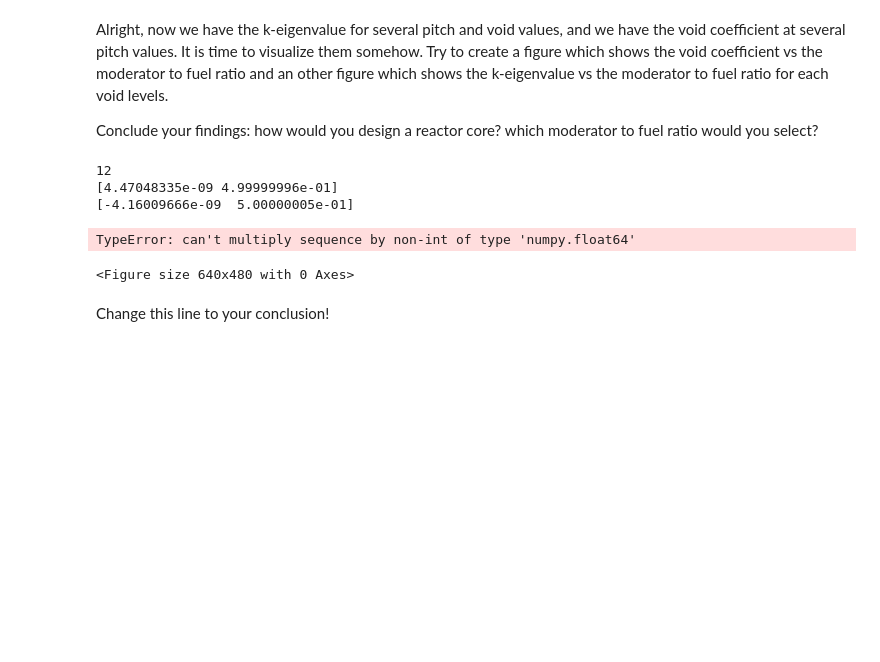
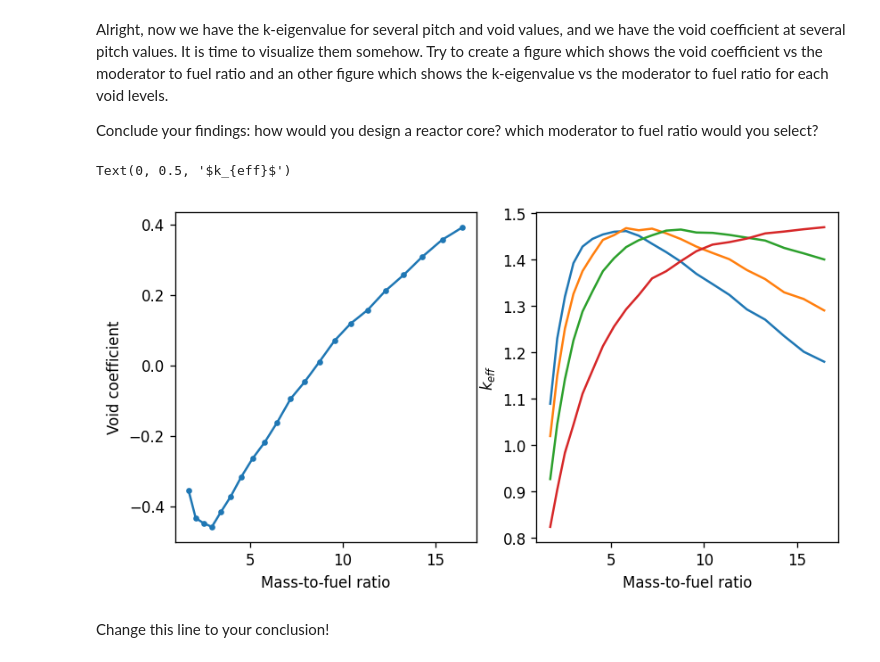
Before and after one commit to jenshoej/ReactorPhysics, a Jupyter notebook: Datalabs/Datalab10/10-openMC-Scripting.ipynb, the cells around one changed output. Saved outputs shown, nothing was run; the diff lists cells and outputs as text; code cells hidden in the pictures; blank space fills up the shorter version.

```diff
--- a/Datalabs/Datalab10/10-openMC-Scripting.ipynb
+++ b/Datalabs/Datalab10/10-openMC-Scripting.ipynb
@@ -220,7 +240,7 @@ def pincell(pitch, void):
     settings.source = src
     settings.batches = 100
     settings.inactive = 10
-    settings.particles = 500
+    settings.particles = 1000
     settings.output = {'tallies': False}
 
     model = openmc.model.Model(geom, mats, settings)
@@ -242,11 +262,13 @@ Note that in case the computation seems to be slow, you should not use more than
 Reminder: the statepoint files can be read with `sp = openmc.StatePoint(pathtofile)`, and the multiplication factor accessed with `sp.keff.nominal_value`.
 # %%
 from scipy.optimize import curve_fit
+import warnings
+warnings.filterwarnings('ignore')
 
 os.system('rm *h5')
 
-pitch=[0.95,1.05,1.15,1.25,1.35,1.45,1.55,1.65,1.75,1.85,1.95,2.05]#,2.15,2.25,2.35,2.45,2.55,2.65,2.75,2.85,2.95]
-void=[0.,0.25,0.50]
+pitch=[0.95,1.05,1.15,1.25,1.35,1.45,1.55,1.65,1.75,1.85,1.95,2.05,2.15,2.25,2.35,2.45,2.55,2.65,2.75,2.85,2.95]
+void=[0.,0.25,0.50,0.75]
 
 #initialize lists to store results
 all_keffs = []
@@ -256,8 +278,7 @@ for pi in pitch:
     keffs = []
     for v in void:
         mod = pincell(pi, v)
-        output = mod.run()
-        print('hej')
+        output = mod.run(output=False)
         sp = openmc.StatePoint('statepoint.100.h5') # read StatePoint file
         keff = sp.keff.nominal_value # fetch keff value
         keffs.append(keff) # append keff to list
@@ -265,9 +286,8 @@ for pi in pitch:
         os.system('rm summary.h5')
     #your code to estimate the void-coefficient from a linear fit. and to store the data
     all_keffs.append(keffs)
-    def linfunc(x,a,b):
-        return a*x+b
-    p, c = curve_fit(linfunc,keffs,v)
-    void_koeffs.append(p)
+    linfunc = lambda x,a,b: a*x+b
+    p, c = curve_fit(linfunc,void,keffs)
+    void_koeffs.append(p[0])
 # %% [output]
 rm: cannot remove '*h5': No such file or directory
@@ -466,29 +318,21 @@ Conclude your findings: how would you design a reactor core? which moderator to
 # %%
 r_clad_out = 0.45
 r_clad_in = 0.42
 r_fuel = 0.41
 mfr= (np.array(pitch)**2 - (r_clad_out-r_clad_in)**2*np.pi)/(r_fuel**2*np.pi)
-print(len(all_keffs[0:]))
 
-ass = void_koeffs[0]
-bs = void_koeffs[1]
-print(ass)
-print(bs)
-plt.figure()
-for a, b in zip(ass,bs):
-    plt.plot(mfr, a*pitch+b)
-plt.show()
+fig, ax = plt.subplots(1,2,dpi=120,figsize=(8,4))
+ax[0].scatter(mfr,void_koeffs,marker='.')
+ax[0].plot(mfr,void_koeffs)
+ax[0].set_xlabel('Mass-to-fuel ratio')
+ax[0].set_ylabel('Void coefficient')
 
-plt.figure()
-#your code comes here to visualize the k-eigenvalue vs moderator to fuel ratio
-plt.plot(mfr,all_keffs[0:])
-plt.show()
+ax[1].plot(mfr,all_keffs[0:])
+ax[1].set_xlabel('Mass-to-fuel ratio')
+ax[1].set_ylabel('$k_{eff}$')
 # %% [output]
-12
-[4.47048335e-09 4.99999996e-01]
-[-4.16009666e-09  5.00000005e-01]
+Text(0, 0.5, '$k_{eff}$')
-TypeError: can't multiply sequence by non-int of type 'numpy.float64'
-<Figure size 640x480 with 0 Axes>
+[figure, added]
 # %% [markdown]
 Change this line to your conclusion!
 # %% [markdown]
```
Also changed, not shown: parts of 14 cells of this notebook, 2 other files.
